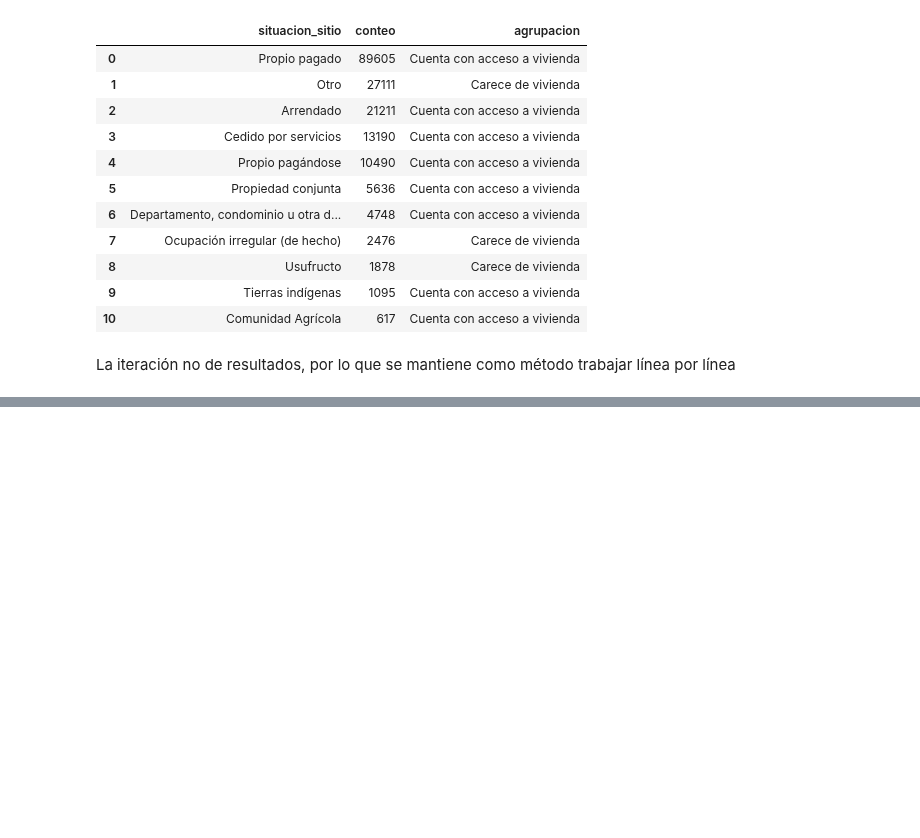
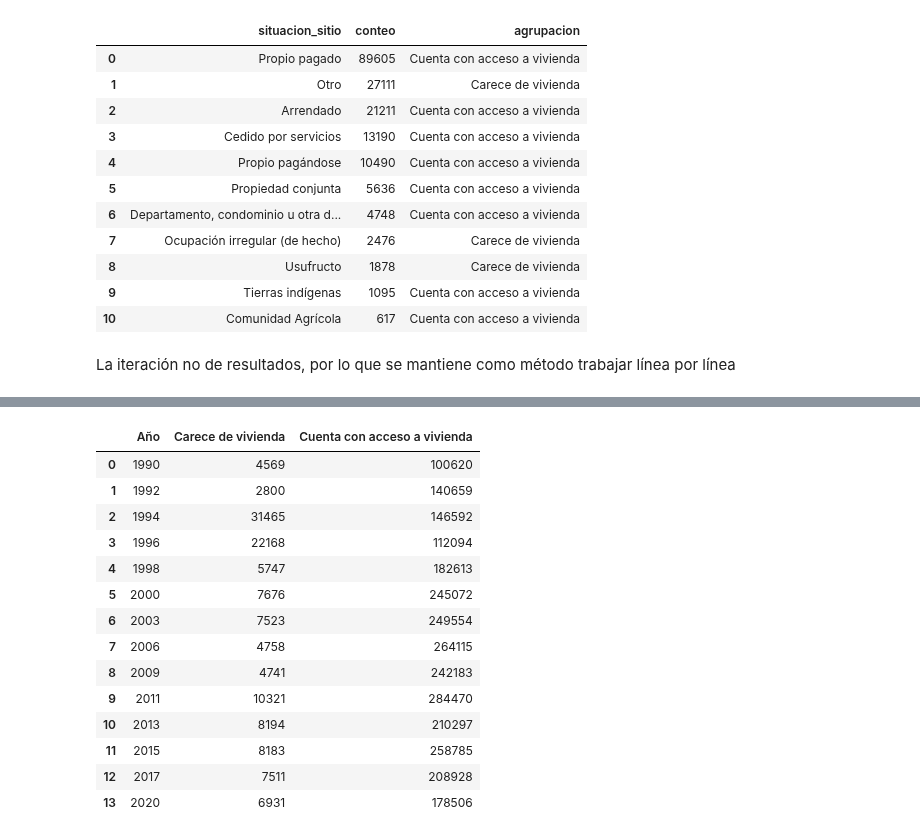
Before and after one commit to mbonnef/diplomadoDS_usach, a Jupyter notebook: Entregas/Estadística/Entrega Módulo 3.ipynb, the cells around one changed output, grey strips where cells are left out. Saved outputs shown, nothing was run; the diff lists cells and outputs as text; code cells hidden in the pictures; blank space fills up the shorter version.

```diff
--- a/Entregas/Estadística/Entrega Módulo 3.ipynb
+++ b/Entregas/Estadística/Entrega Módulo 3.ipynb
@@ -701,0 +364,20 @@ fig.show()
+# %%
+sitio_consolidado_transpuesto = sitio_consolidado.rename(columns={'agrupacion' : 'Año'})
+
+# Se agrega una fila que duplica los encabezados
+
+sitio_consolidado_transpuesto.loc[-1] = anios
+sitio_consolidado_transpuesto.index = sitio_consolidado_transpuesto.index + 1
+
+# Se renombra la columna de encabezados para prepararla para la transposición
+
+dict = {'Año':0, '1990':1, '1992':2,'1994':3,'1996':4,'1998':5,'2000':6,'2003':7,'2006':8,'2009':8,'2011':9,'2011':10,'2013':11,'2015':12,'2017':13}
+
+sitio_consolidado_transpuesto.rename(columns=dict, inplace=True)
+sitio_consolidado_transpuesto = sitio_consolidado_transpuesto.set_index(0).transpose()
+sitio_consolidado_transpuesto = sitio_consolidado_transpuesto.reset_index(drop=True)
+sitio_consolidado_transpuesto = sitio_consolidado_transpuesto.rename(columns={'agrupacion':'Año'})
+
+# Se reordenan las columnas
+
+sitio_consolidado_transpuesto = sitio_consolidado_transpuesto.loc[:, ['Año', 'Carece de vivienda', 'Cuenta con acceso a vivienda']]
@@ -701,0 +406,21 @@ fig.show()
+# %%
+# Se realiza una copia de la matriz
+
+df = sitio_consolidado_transpuesto.copy()
+df
+# %% [output]
+|  | Año | Carece de vivienda | Cuenta con acceso a vivienda |
+| 0 | 1990 | 4569 | 100620 |
+| 1 | 1992 | 2800 | 140659 |
+| 2 | 1994 | 31465 | 146592 |
+| 3 | 1996 | 22168 | 112094 |
+| 4 | 1998 | 5747 | 182613 |
+| 5 | 2000 | 7676 | 245072 |
+| 6 | 2003 | 7523 | 249554 |
+| 7 | 2006 | 4758 | 264115 |
+| 8 | 2009 | 4741 | 242183 |
+| 9 | 2011 | 10321 | 284470 |
+| 10 | 2013 | 8194 | 210297 |
+| 11 | 2015 | 8183 | 258785 |
+| 12 | 2017 | 7511 | 208928 |
+| 13 | 2020 | 6931 | 178506 |
```
Also changed, not shown: parts of 103 cells of this notebook, 1 other file.
